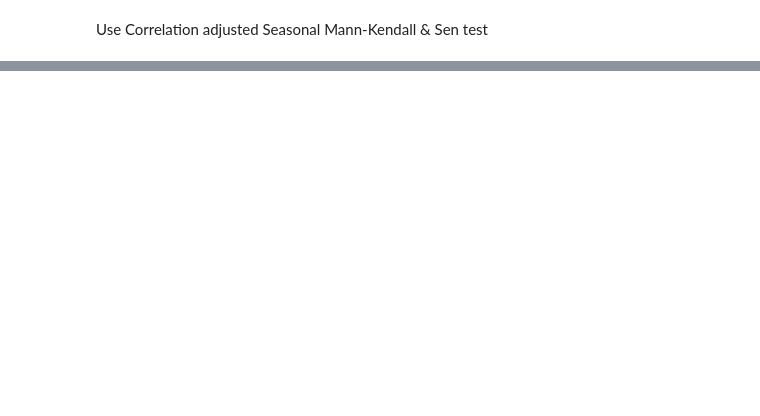
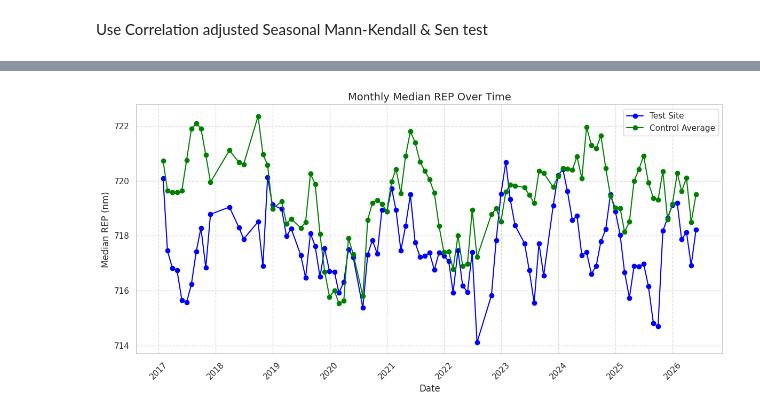
Before and after one commit to huwperkins08-lang/TSF_seepage_detection_ElSoldado, a Jupyter notebook: REP_template.ipynb, the cells around one changed output, grey strips where cells are left out. Saved outputs shown, nothing was run; the diff lists cells and outputs as text; code cells hidden in the pictures; blank space fills up the shorter version.

```diff
--- a/REP_template.ipynb
+++ b/REP_template.ipynb
@@ -629,0 +948,19 @@ print("="*45)
+# %%
+# 1. Create a fresh copy from df_clean
+df_arima = df_clean.copy()
+
+# 2. Make sure Python recognizes the 'date' column as actual datetime objects
+df_arima['date'] = pd.to_datetime(df_arima['date'])
+
+# 3. Set 'date' as the index, then select the numeric columns you want to resample,
+#    and then resample to a monthly end frequency (ME), taking the median.
+#    This aggregates multiple observations within a month to a single monthly value.
+df_arima = df_arima.set_index('date')[['Test', 'Control_Avg']].resample('ME').median()
+
+# 4. Drop any rows where these key columns are NaN (can result from months with no observations)
+df_arima = df_arima.dropna()
+
+# 5. Create environmental driver (The Wetter Season Proxy)
+df_arima['Is_Wet_Season'] = df_arima.index.month.isin([6, 7, 8]).astype(int)
+
+df_arima
@@ -629,0 +983,17 @@ print("="*45)
+# %%
+#plot new arima dataframe for visual analysis
+plt.figure(figsize=(12, 6))
+# Plot 'Test' series
+plt.plot(df_arima.index, df_arima['Test'], marker='o', linestyle='-', color='blue', label='Test Site')
+# Plot 'Control_Avg' series
+plt.plot(df_arima.index, df_arima['Control_Avg'], marker='o', linestyle='-', color='green', label='Control Average')
+plt.title('Monthly Median REP Over Time', fontsize=14)
+plt.xlabel('Date', fontsize=12)
+plt.ylabel('Median REP (nm)', fontsize=12)
+plt.legend() # Add legend to differentiate the lines
+plt.grid(True, linestyle='--', alpha=0.7)
+plt.xticks(rotation=45)
+plt.tight_layout()
+plt.show()
+# %% [output]
+[figure, added]
```
Also changed, not shown: parts of 31 cells of this notebook.
